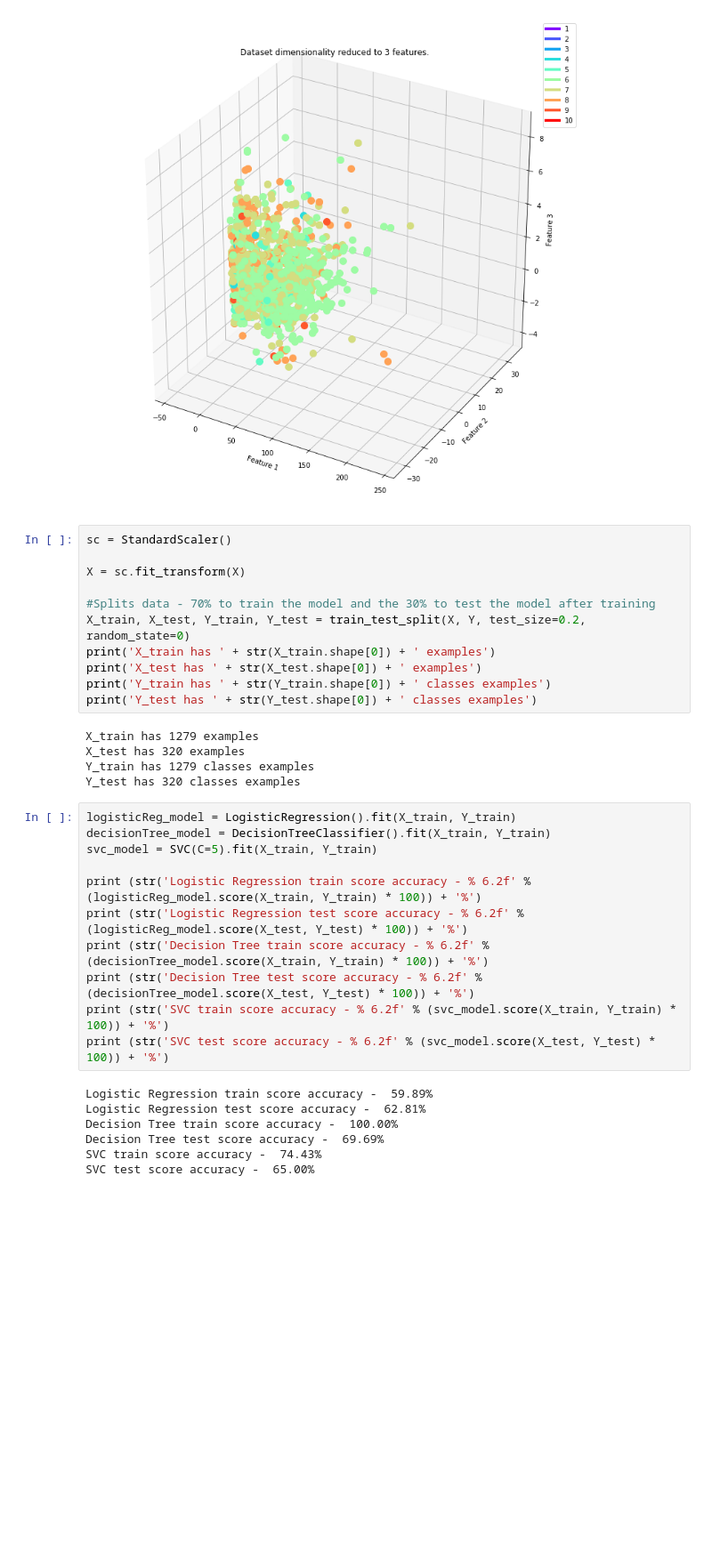
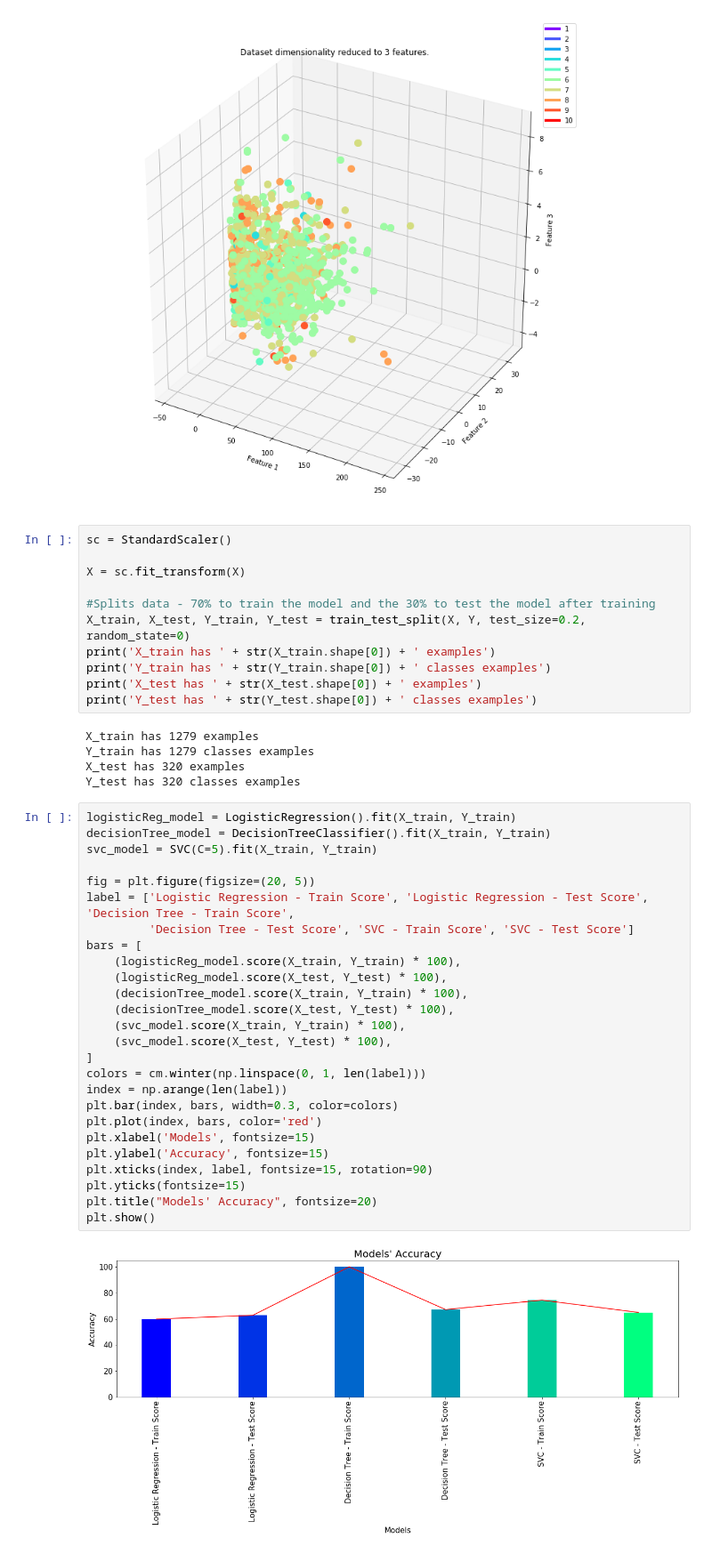
Before and after one commit to HenriqueLBorges/red_wine_classification, a Jupyter notebook: wine_classification.ipynb, the cells around one changed output. Shown: that part at 89% size. Cells and saved outputs as stored; diff of their text form; blank space fills up the shorter version.

Commit message:
added some graphs

```diff
--- a/wine_classification.ipynb
+++ b/wine_classification.ipynb
@@ -198,29 +198,39 @@ X = sc.fit_transform(X)
 #Splits data - 70% to train the model and the 30% to test the model after training
 X_train, X_test, Y_train, Y_test = train_test_split(X, Y, test_size=0.2, random_state=0)
 print('X_train has ' + str(X_train.shape[0]) + ' examples')
+print('Y_train has ' + str(Y_train.shape[0]) + ' classes examples')
 print('X_test has ' + str(X_test.shape[0]) + ' examples')
-print('Y_train has ' + str(Y_train.shape[0]) + ' classes examples')
 print('Y_test has ' + str(Y_test.shape[0]) + ' classes examples')
 # %% [output]
 X_train has 1279 examples
+Y_train has 1279 classes examples
 X_test has 320 examples
-Y_train has 1279 classes examples
 Y_test has 320 classes examples
-# %%
-logisticReg_model = LogisticRegression().fit(X_train, Y_train)
-decisionTree_model = DecisionTreeClassifier().fit(X_train, Y_train)
-svc_model = SVC(C=5).fit(X_train, Y_train)
-
-print (str('Logistic Regression train score accuracy - % 6.2f' % (logisticReg_model.score(X_train, Y_train) * 100)) + '%')
-print (str('Logistic Regression test score accuracy - % 6.2f' % (logisticReg_model.score(X_test, Y_test) * 100)) + '%')
-print (str('Decision Tree train score accuracy - % 6.2f' % (decisionTree_model.score(X_train, Y_train) * 100)) + '%')
-print (str('Decision Tree test score accuracy - % 6.2f' % (decisionTree_model.score(X_test, Y_test) * 100)) + '%')
-print (str('SVC train score accuracy - % 6.2f' % (svc_model.score(X_train, Y_train) * 100)) + '%')
-print (str('SVC test score accuracy - % 6.2f' % (svc_model.score(X_test, Y_test) * 100)) + '%')
-# %% [output]
-Logistic Regression train score accuracy -  59.89%
-Logistic Regression test score accuracy -  62.81%
-Decision Tree train score accuracy -  100.00%
-Decision Tree test score accuracy -  69.69%
-SVC train score accuracy -  74.43%
-SVC test score accuracy -  65.00%
+# %%
+logisticReg_model = LogisticRegression().fit(X_train, Y_train)
+decisionTree_model = DecisionTreeClassifier().fit(X_train, Y_train)
+svc_model = SVC(C=5).fit(X_train, Y_train)
+
+fig = plt.figure(figsize=(20, 5))
+label = ['Logistic Regression - Train Score', 'Logistic Regression - Test Score', 'Decision Tree - Train Score',
+         'Decision Tree - Test Score', 'SVC - Train Score', 'SVC - Test Score']
+bars = [
+    (logisticReg_model.score(X_train, Y_train) * 100),
+    (logisticReg_model.score(X_test, Y_test) * 100),
+    (decisionTree_model.score(X_train, Y_train) * 100),
+    (decisionTree_model.score(X_test, Y_test) * 100),
+    (svc_model.score(X_train, Y_train) * 100),
+    (svc_model.score(X_test, Y_test) * 100),
+]
+colors = cm.winter(np.linspace(0, 1, len(label)))
+index = np.arange(len(label))
+plt.bar(index, bars, width=0.3, color=colors)
+plt.plot(index, bars, color='red')
+plt.xlabel('Models', fontsize=15)
+plt.ylabel('Accuracy', fontsize=15)
+plt.xticks(index, label, fontsize=15, rotation=90)
+plt.yticks(fontsize=15)
+plt.title("Models' Accuracy", fontsize=20)
+plt.show()
+# %% [output]
+[figure, added]
```
Also changed, not shown: parts of 4 cells of this notebook.
